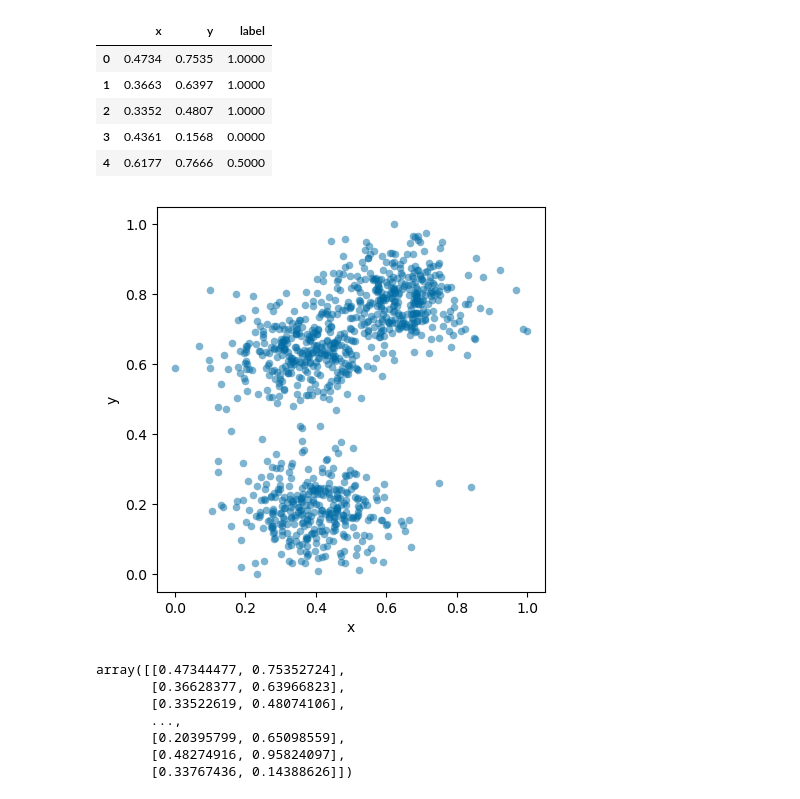
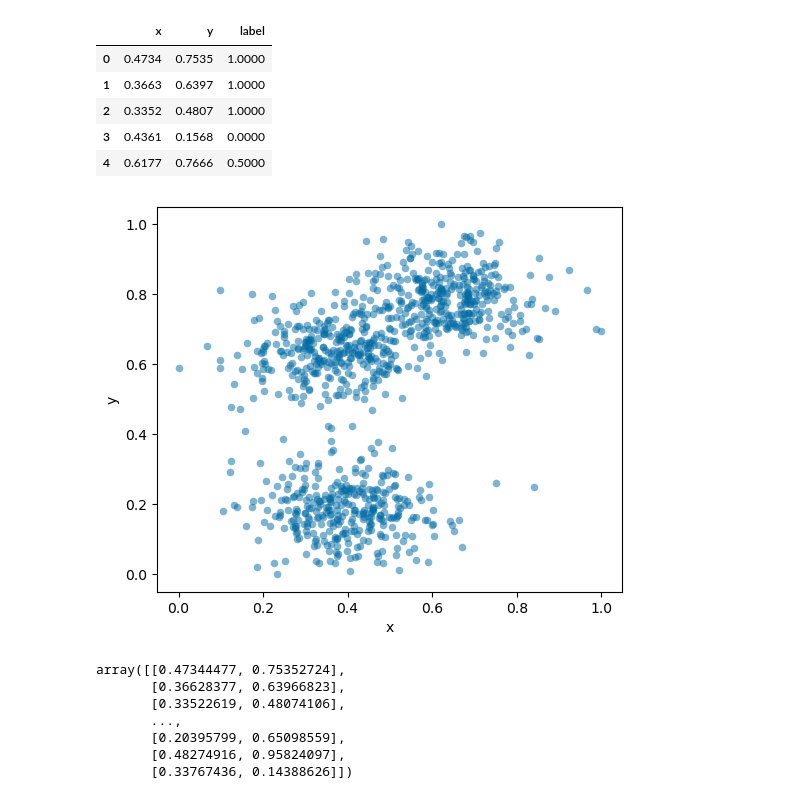
Before and after one commit to fgonzaleumbc/DATA601, a Jupyter notebook: Lecture14/30_Intro_Unsupervised_ML_Clustering.ipynb, the cells around one changed output. Cells and saved outputs as stored; diff of their text form; code cells hidden in the pictures.

```diff
--- a/Lecture14/30_Intro_Unsupervised_ML_Clustering.ipynb
+++ b/Lecture14/30_Intro_Unsupervised_ML_Clustering.ipynb
@@ -245,16 +251,16 @@ df_data_scaled.head(5)
 | 4 | 0.6177 | 0.7666 | 0.5000 |
 # %%
 # Let's visualize our data in Scatter plot of the scaled data.
-plt.figure(figsize=(5,5)) # With scaled data is better to have the plot figsize x/y axes be equal to avoid visual distortion.
+plt.figure(figsize=(6,5)) # With scaled data is better to have the plot figsize x/y axes be equal to avoid visual distortion.
 plt.scatter(df_data_scaled['x'],
             df_data_scaled['y'],
-            marker='o', s=30, lw=0, alpha=0.5, c=None, cmap = 'Set1', edgecolor=None)
+            marker='o', s=30, lw=0, alpha=0.5, c=None, edgecolor=None)
 plt.xlabel("x")
 plt.ylabel("y")
 plt.show()
 # Note that the data is not scaled and could potentially improve the results in some cases.
 # %% [output]
-[figure, old version]
+[figure, new version]
 # %%
 # Converting the values in the dataframe to an array which will be used as input to other functions.
 df_scaled_array = df_data_scaled[['x', 'y']].to_numpy()
```
Also changed, not shown: parts of 15 cells of this notebook.
